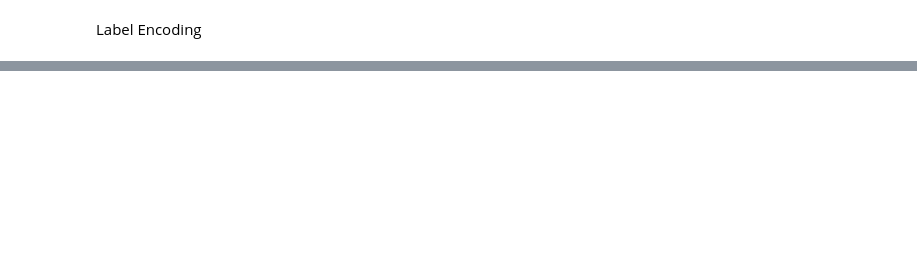
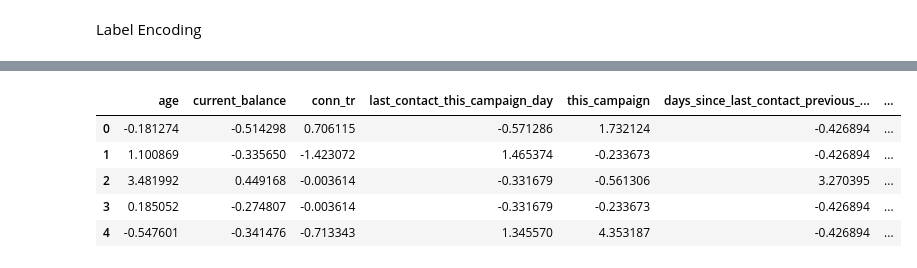
Before and after one commit to pragashraj/ITNPBD6-Customer-Targeting, a Jupyter notebook: ITNPBD6_Customer_Targeting.ipynb, the cells around one changed output, grey strips where cells are left out. Cells and saved outputs as stored; diff of their text form; code cells hidden in the pictures; blank space fills up the shorter version.

```diff
--- a/ITNPBD6_Customer_Targeting.ipynb
+++ b/ITNPBD6_Customer_Targeting.ipynb
@@ -294,0 +299,15 @@ df_one_hot_encoded.head()
+# %%
+scaler = StandardScaler()
+
+numerical_columns = df_one_hot_encoded.select_dtypes(include='number').drop(columns=['ID', 'target']).columns.values
+scaled_data = scaler.fit_transform(df_one_hot_encoded[numerical_columns])
+
+scaled_df = pd.DataFrame(scaled_data, columns=df_one_hot_encoded[numerical_columns].columns)
+scaled_df.head()
+# %% [output]
+|  | age | current_balance | conn_tr | last_contact_this_campaign_day | this_campaign | days_since_last_contact_previous_... | ... |
+| 0 | -0.181274 | -0.514298 | 0.706115 | -0.571286 | 1.732124 | -0.426894 | ... |
+| 1 | 1.100869 | -0.335650 | -1.423072 | 1.465374 | -0.233673 | -0.426894 | ... |
+| 2 | 3.481992 | 0.449168 | -0.003614 | -0.331679 | -0.561306 | 3.270395 | ... |
+| 3 | 0.185052 | -0.274807 | -0.003614 | -0.331679 | -0.233673 | -0.426894 | ... |
+| 4 | -0.547601 | -0.341476 | -0.713343 | 1.345570 | 4.353187 | -0.426894 | ... |
```
Also changed, not shown: parts of 4 cells of this notebook.
